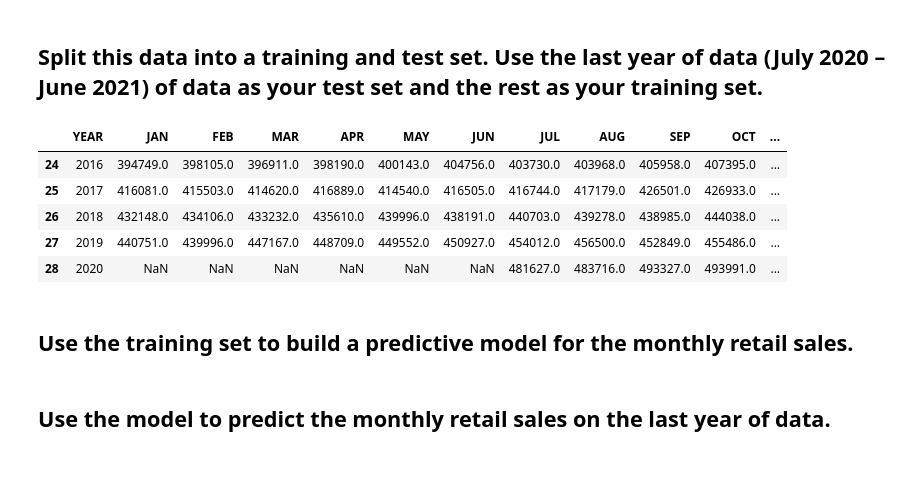
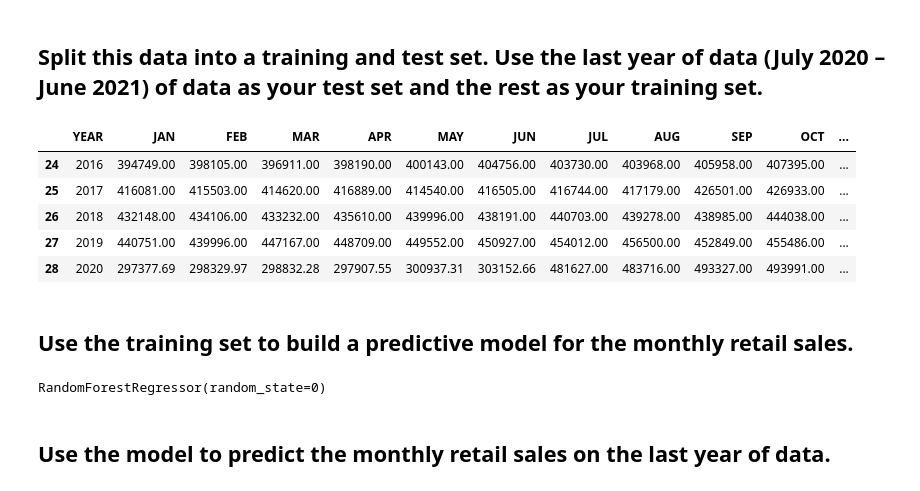
Before and after one commit to joshgreenert/Python-Projects, a Jupyter notebook: Predictive Analytics/Week_8/Assignment_8_JGreenert.ipynb, the cells around one changed output. Drawn from its saved outputs; the diff is of its cells as text; code cells hidden in the pictures.

```diff
--- a/Predictive Analytics/Week_8/Assignment_8_JGreenert.ipynb
+++ b/Predictive Analytics/Week_8/Assignment_8_JGreenert.ipynb
@@ -52,43 +52,57 @@ Similar to the previous observation, we see an almost identical dataset between
 # %%
 # Set the data to the last year of the data.
 import warnings
 from pandas.core.common import SettingWithCopyWarning
 from sklearn.model_selection import train_test_split
 
 # Silence the warnings.
 warnings.simplefilter(action="ignore", category=SettingWithCopyWarning)
 
 # How to get july - june only?
 testData = df_sales[28:30]
 
 # Set the values for the beginning of the year to nan to have accurate test data.
-testData.at[28,'JAN'] = float('nan')
-testData.at[28,'FEB'] = float('nan')
-testData.at[28,'MAR'] = float('nan')
-testData.at[28,'APR'] = float('nan')
-testData.at[28,'MAY'] = float('nan')
-testData.at[28,'JUN'] = float('nan')
+testData.at[29,'JUL'] = testData['JUL'].mean()
+testData.at[29,'AUG'] = testData['AUG'].mean()
+testData.at[29,'SEP'] = testData['SEP'].mean()
+testData.at[29,'OCT'] = testData['OCT'].mean()
+testData.at[29,'NOV'] = testData['NOV'].mean()
+testData.at[29,'DEC'] = testData['DEC'].mean()
 
 # Train data setting
 trainData = df_sales[:29]
 
 # Set the values of the beginning of the test data to nan.
-trainData.at[28,'JAN'] = float('nan')
-trainData.at[28,'FEB'] = float('nan')
-trainData.at[28,'MAR'] = float('nan')
-trainData.at[28,'APR'] = float('nan')
-trainData.at[28,'MAY'] = float('nan')
-trainData.at[28,'JUN'] = float('nan')
+trainData.at[28,'JAN'] = trainData['JAN'].mean()
+trainData.at[28,'FEB'] = trainData['FEB'].mean()
+trainData.at[28,'MAR'] = trainData['MAR'].mean()
+trainData.at[28,'APR'] = trainData['APR'].mean()
+trainData.at[28,'MAY'] = trainData['MAY'].mean()
+trainData.at[28,'JUN'] = trainData['JUN'].mean()
 
 trainData.tail(5)
 # %% [output]
 |  | YEAR | JAN | FEB | MAR | APR | MAY | JUN | JUL | AUG | SEP | OCT | ... |
-| 24 | 2016 | 394749.0 | 398105.0 | 396911.0 | 398190.0 | 400143.0 | 404756.0 | 403730.0 | 403968.0 | 405958.0 | 407395.0 | ... |
-| 25 | 2017 | 416081.0 | 415503.0 | 414620.0 | 416889.0 | 414540.0 | 416505.0 | 416744.0 | 417179.0 | 426501.0 | 426933.0 | ... |
-| 26 | 2018 | 432148.0 | 434106.0 | 433232.0 | 435610.0 | 439996.0 | 438191.0 | 440703.0 | 439278.0 | 438985.0 | 444038.0 | ... |
-| 27 | 2019 | 440751.0 | 439996.0 | 447167.0 | 448709.0 | 449552.0 | 450927.0 | 454012.0 | 456500.0 | 452849.0 | 455486.0 | ... |
-| 28 | 2020 | NaN | NaN | NaN | NaN | NaN | NaN | 481627.0 | 483716.0 | 493327.0 | 493991.0 | ... |
+| 24 | 2016 | 394749.00 | 398105.00 | 396911.00 | 398190.00 | 400143.00 | 404756.00 | 403730.00 | 403968.00 | 405958.00 | 407395.00 | ... |
+| 25 | 2017 | 416081.00 | 415503.00 | 414620.00 | 416889.00 | 414540.00 | 416505.00 | 416744.00 | 417179.00 | 426501.00 | 426933.00 | ... |
+| 26 | 2018 | 432148.00 | 434106.00 | 433232.00 | 435610.00 | 439996.00 | 438191.00 | 440703.00 | 439278.00 | 438985.00 | 444038.00 | ... |
+| 27 | 2019 | 440751.00 | 439996.00 | 447167.00 | 448709.00 | 449552.00 | 450927.00 | 454012.00 | 456500.00 | 452849.00 | 455486.00 | ... |
+| 28 | 2020 | 297377.69 | 298329.97 | 298832.28 | 297907.55 | 300937.31 | 303152.66 | 481627.00 | 483716.00 | 493327.00 | 493991.00 | ... |
 # %% [markdown]
 ## Use the training set to build a predictive model for the monthly retail sales.
+# %%
+from sklearn.ensemble import RandomForestRegressor
+
+# Create a regression object.
+regressor = RandomForestRegressor(n_estimators = 100, random_state = 0)
+
+# Set the target and features.
+target = trainData[trainData.columns[0]]
+features = trainData[trainData.columns[1:13]]
+
+# Fit the model
+regressor.fit(features, target)
+# %% [output]
+RandomForestRegressor(random_state=0)
 # %% [markdown]
 ## Use the model to predict the monthly retail sales on the last year of data.
```
Also changed, not shown: parts of 4 cells of this notebook.
